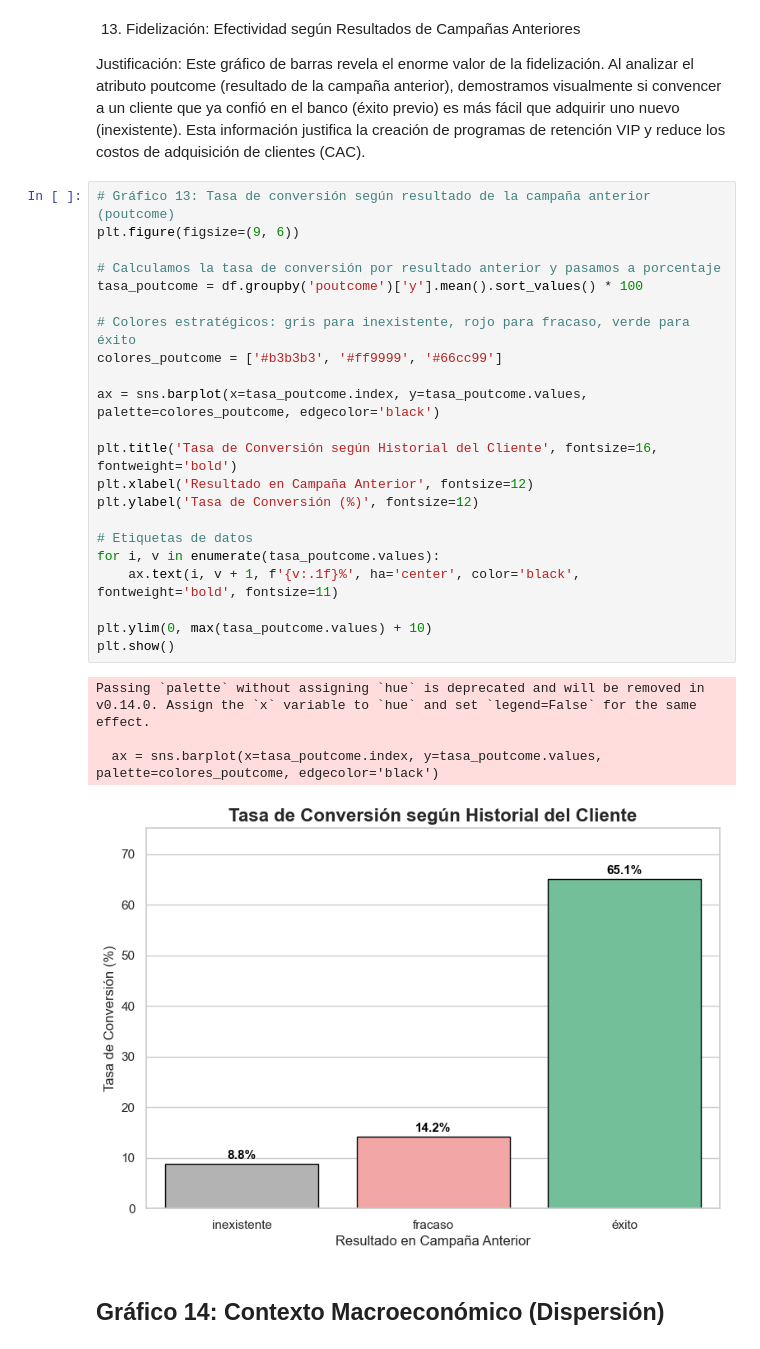
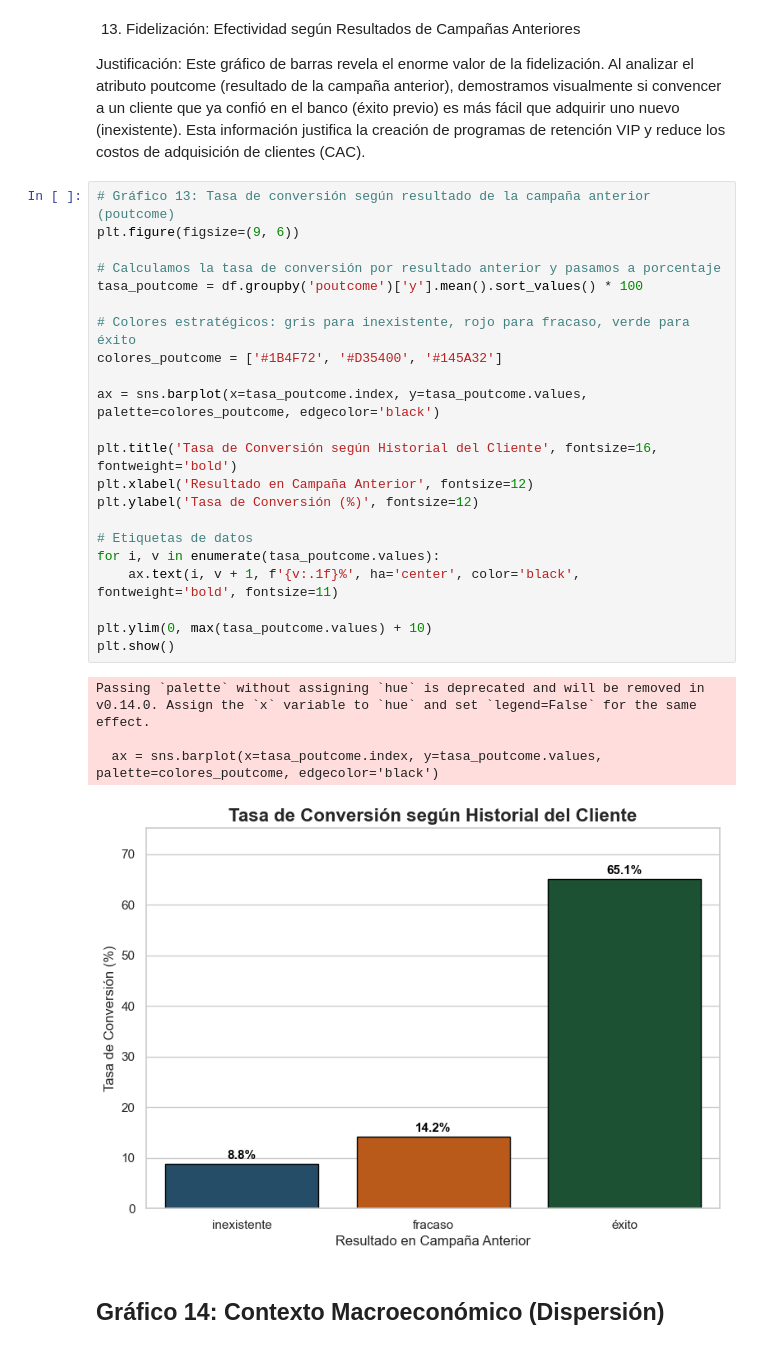
Before and after one commit to sparklyeonn/Proyecto-Preprocesamiento, a Jupyter notebook: graficos.ipynb, the cells around one changed output. Drawn from its saved outputs; the diff is of its cells as text.

```diff
--- a/graficos.ipynb
+++ b/graficos.ipynb
@@ -474,30 +474,30 @@ Justificación: Este gráfico de barras revela el enorme valor de la fidelizaci
 # %%
 # Gráfico 13: Tasa de conversión según resultado de la campaña anterior (poutcome)
 plt.figure(figsize=(9, 6))
 
 # Calculamos la tasa de conversión por resultado anterior y pasamos a porcentaje
 tasa_poutcome = df.groupby('poutcome')['y'].mean().sort_values() * 100
 
 # Colores estratégicos: gris para inexistente, rojo para fracaso, verde para éxito
-colores_poutcome = ['#b3b3b3', '#ff9999', '#66cc99']
+colores_poutcome = ['#1B4F72', '#D35400', '#145A32']
 
 ax = sns.barplot(x=tasa_poutcome.index, y=tasa_poutcome.values, palette=colores_poutcome, edgecolor='black')
 
 plt.title('Tasa de Conversión según Historial del Cliente', fontsize=16, fontweight='bold')
 plt.xlabel('Resultado en Campaña Anterior', fontsize=12)
 plt.ylabel('Tasa de Conversión (%)', fontsize=12)
 
 # Etiquetas de datos
 for i, v in enumerate(tasa_poutcome.values):
     ax.text(i, v + 1, f'{v:.1f}%', ha='center', color='black', fontweight='bold', fontsize=11)
 
 plt.ylim(0, max(tasa_poutcome.values) + 10)
 plt.show()
 # %% [output]
 Passing `palette` without assigning `hue` is deprecated and will be removed in v0.14.0. Assign the `x` variable to `hue` and set `legend=False` for the same effect.
 
   ax = sns.barplot(x=tasa_poutcome.index, y=tasa_poutcome.values, palette=colores_poutcome, edgecolor='black')
-[figure, old version]
+[figure, new version]
 # %% [markdown]
 ## Gráfico 14: Contexto Macroeconómico (Dispersión)
 # %% [markdown]
```
Also changed, not shown: parts of 9 cells of this notebook.
